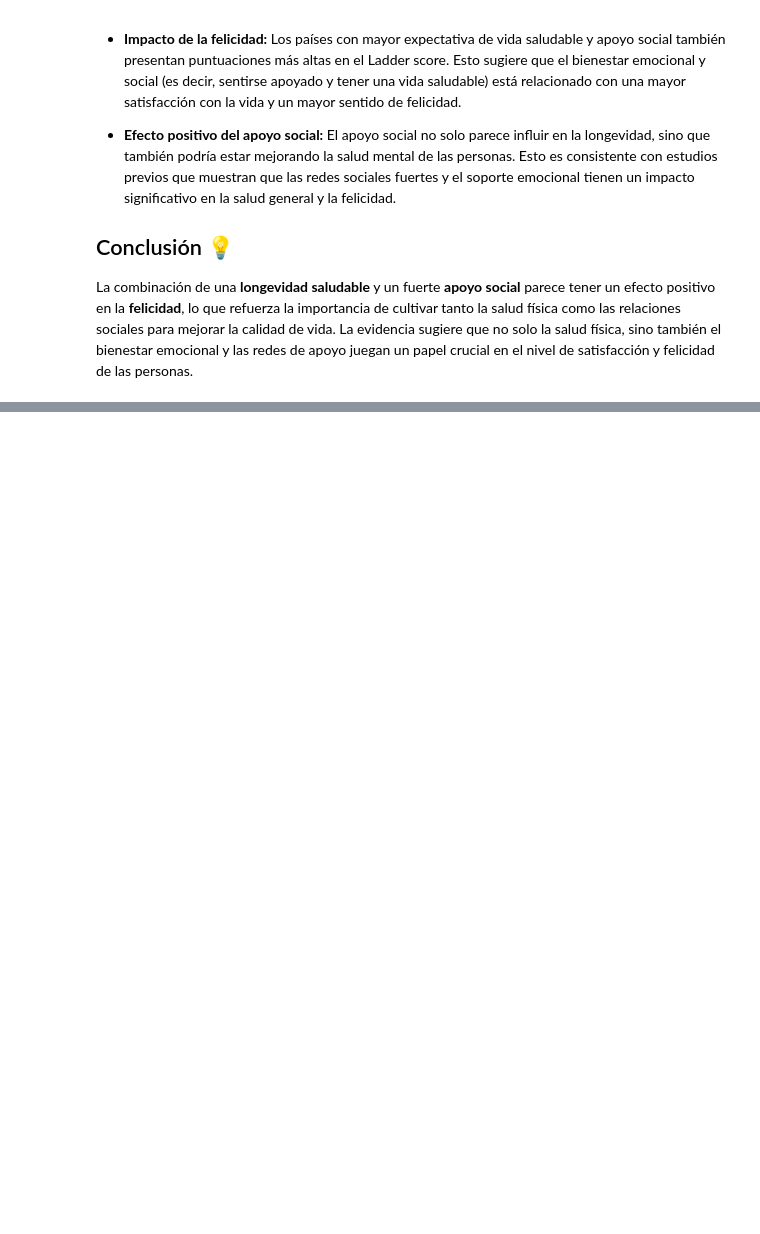
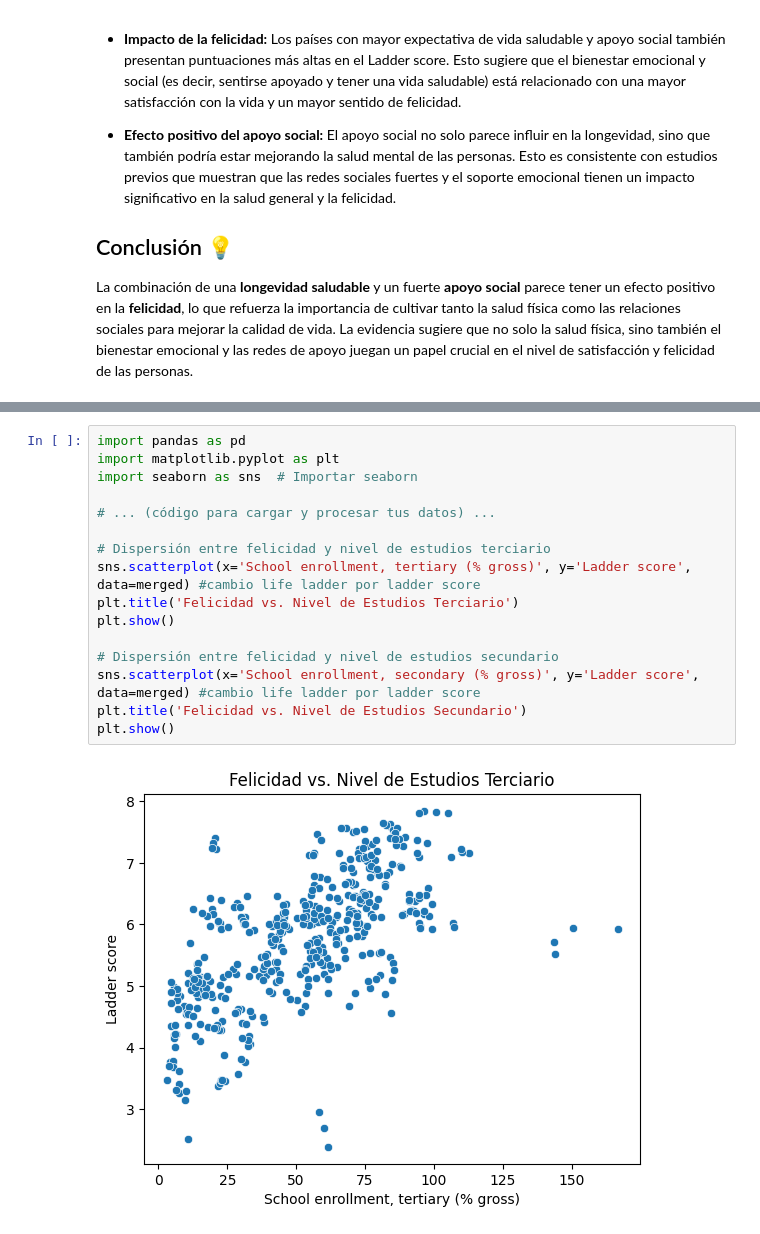
Before and after one commit to merkandez/WorldHappinessEDA_extend, a Jupyter notebook: notebooks/happinness_analysis.ipynb, the cells around one changed output, grey strips where cells are left out. Cells and saved outputs as stored; diff of their text form; blank space fills up the shorter version.

```diff
--- a/notebooks/happinness_analysis.ipynb
+++ b/notebooks/happinness_analysis.ipynb
@@ -821,0 +950,18 @@ La combinación de una **longevidad saludable** y un fuerte **apoyo social** par
+# %%
+import pandas as pd
+import matplotlib.pyplot as plt
+import seaborn as sns  # Importar seaborn
+
+# ... (código para cargar y procesar tus datos) ...
+
+# Dispersión entre felicidad y nivel de estudios terciario
+sns.scatterplot(x='School enrollment, tertiary (% gross)', y='Ladder score', data=merged) #cambio life ladder por ladder score
+plt.title('Felicidad vs. Nivel de Estudios Terciario')
+plt.show()
+
+# Dispersión entre felicidad y nivel de estudios secundario
+sns.scatterplot(x='School enrollment, secondary (% gross)', y='Ladder score', data=merged) #cambio life ladder por ladder score
+plt.title('Felicidad vs. Nivel de Estudios Secundario')
+plt.show()
+# %% [output]
+[figure, added]
```
Also changed, not shown: parts of 18 cells of this notebook, 2 other files.
